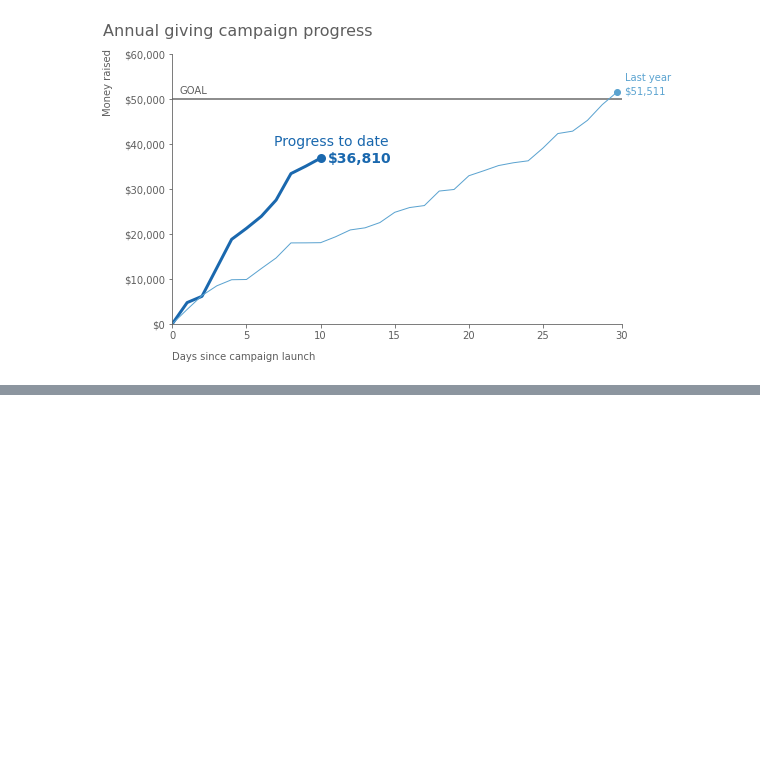
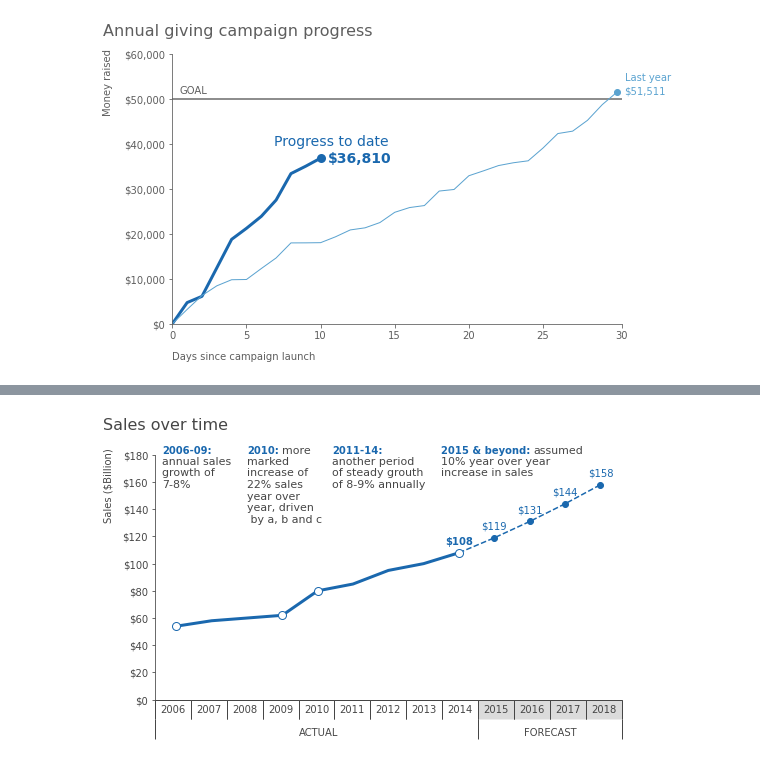
Before and after one commit to amandinhame/data-visualization-cookbook, a Jupyter notebook: matplotlib/storytelling_with_data.ipynb, the cells around one changed output, grey strips where cells are left out. Cells and saved outputs as stored; diff of their text form; code cells hidden in the pictures; blank space fills up the shorter version.

Commit message:
Add annotated line graph

```diff
--- a/matplotlib/storytelling_with_data.ipynb
+++ b/matplotlib/storytelling_with_data.ipynb
@@ -1511,0 +1510,99 @@ x_ticks[-1]
+# %%
+import matplotlib.pyplot as plt
+import pandas as pd
+import numpy as np
+
+%matplotlib inline
+
+# Data
+data = pd.DataFrame([[2006, 54], [2007, 58], [2008, 60], [2009, 62], [2010, 80], [2011, 85], [2012, 95],
+                    [2013, 100], [2014, 108], [2015, 119], [2016, 131], [2017, 144], [2018, 158]],
+                   columns=['year', 'sales'])
+
+# Colors
+palette = {
+    'white': plt.cm.Greys(0, 1),
+    'light_grey': plt.cm.Greys(100, 0.5),
+    'grey': plt.cm.Greys(200, 1),
+    'blue': plt.cm.Blues(200, 1)
+}
+
+# Plot
+fig, ax = plt.subplots(figsize=(8, 5))
+fig.subplots_adjust(bottom=0.2, left=0.14, right=0.95, top=0.88)
+
+ax.plot(data['year'][:9], data['sales'][:9], color=palette['blue'], linewidth=3)
+ax.plot(data['year'][8:], data['sales'][8:], '--', color=palette['blue'], marker='o')
+
+highlight = [0, 3, 4, 8]
+ax.plot(data['year'][highlight], data['sales'][highlight], marker='o', color=palette['blue'],
+           markeredgecolor=palette['blue'], markerfacecolor=palette['white'], markersize=8, linestyle='none')
+
+for i, (x, y) in enumerate(zip(data['year'][8:], data['sales'][8:])):
+    ax.text(x, y + 5, '${}'.format(y), color=palette['blue'], va='bottom', ha='center',
+            weight='bold' if i==0 else 'normal')
+
+# Axes
+backcolors = [([palette['white']] * 9) + ([palette['light_grey']] * 4)] * 2
+
+t = ax.table([data['year'], [''] * 13], cellColours=backcolors)
+
+for c in range(len(data)):
+    for r in range(2):
+        t[r, c].set_edgecolor(palette['grey'])
+        t[r, c].set_height(0.08)
+        t[r, c].set_text_props(color=palette['grey'], fontsize=10, ha='center', va='center')
+
+        if r == 0:
+            t[r, c].visible_edges = 'TRL'
+        else:
+            t[r, c].visible_edges = ''
+
+t[1, 0].visible_edges = 'L'
+t[1, 9].visible_edges = 'L'
+t[1, 12].visible_edges = 'R'
+
+ax.spines['top'].set_visible(False)
+ax.spines['right'].set_visible(False)
+ax.spines['bottom'].set_visible(False)
+
+ax.spines['left'].set_color(palette['grey'])
+
+ax.get_xaxis().set_visible(False)
+
+ax.tick_params(bottom=False, labelcolor=palette['grey'], color=palette['grey'])
+
+ax.set_ylim(0, 180)
+
+ax.set_yticklabels(['${}'.format(int(i)) for i in ax.get_yticks()])
+
+# Texts
+fig.text(0.05, 0.95, 'Sales over time', color=palette['grey'], size=16)
+
+fig.text(0.05, 0.90, 'Sales ($Billion)', color=palette['grey'], rotation=90, va='top')
+
+fig.text(0.39, 0.1, 'ACTUAL', color=palette['grey'])
+fig.text(0.78, 0.1, 'FORECAST', color=palette['grey'])
+
+ax.text(2005.6, 187, '2006-09:', color=palette['blue'], weight='bold', va='top', ha='left')
+ax.text(2005.6, 179, 'annual sales\ngrowth of\n7-8%', color=palette['grey'],
+        va='top', ha='left', size=11)
+
+ax.text(2008, 187, '2010:', color=palette['blue'], weight='bold', va='top', ha='left')
+ax.text(2009, 187, 'more', color=palette['grey'], va='top', ha='left', size=11)
+ax.text(2008, 179, 'marked\nincrease of\n22% sales\nyear over\nyear, driven\n by a, b and c',
+        color=palette['grey'], va='top', ha='left', size=11)
+
+ax.text(2010.4, 187, '2011-14:', color=palette['blue'], weight='bold', va='top', ha='left')
+ax.text(2010.4, 179, 'another period\nof steady grouth\nof 8-9% annually', color=palette['grey'],
+        va='top', ha='left', size=11)
+
+ax.text(2013.5, 187, '2015 & beyond:', color=palette['blue'], weight='bold', va='top', ha='left')
+ax.text(2016.1, 187, 'assumed', color=palette['grey'], va='top', ha='left', size=11)
+ax.text(2013.5, 179, '10% year over year\nincrease in sales',
+        color=palette['grey'], va='top', ha='left', size=11)
+
+
+plt.show()
+# %% [output]
+[figure, added]
```
Also changed, not shown: parts of 3 cells of this notebook.
